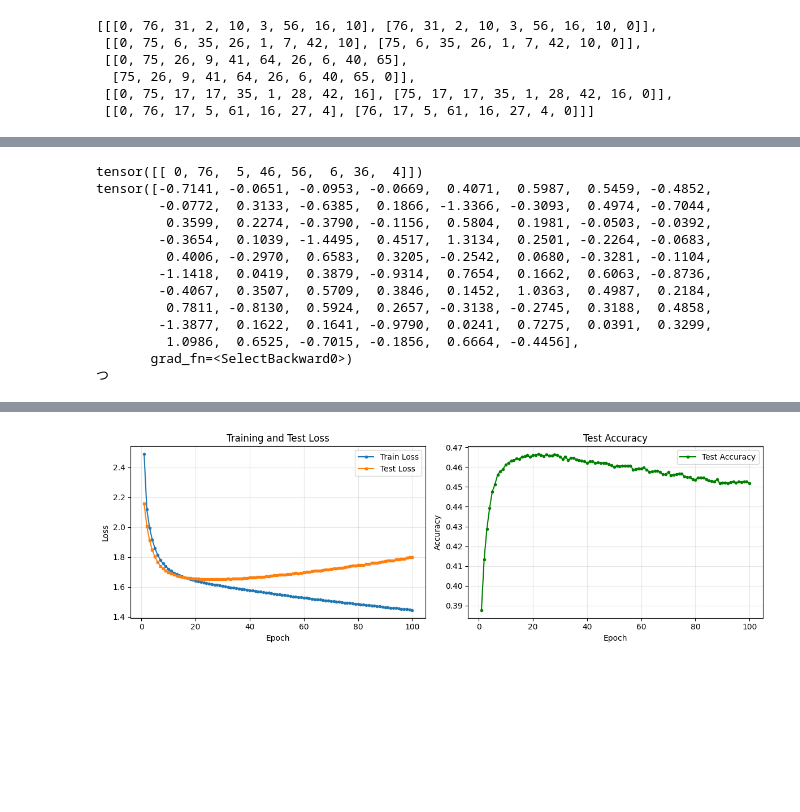
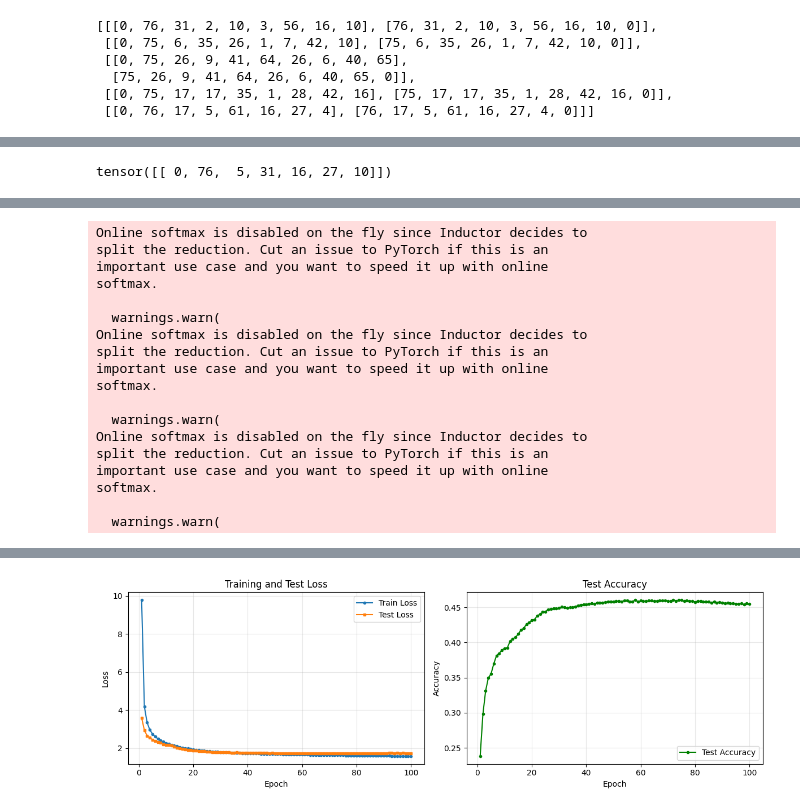
Before and after one commit to prophesier/JapaneseNames, a Jupyter notebook: train.ipynb, the cells around one changed output, grey strips where cells are left out. Drawn from its saved outputs; the diff is of its cells as text; code cells hidden in the pictures; blank space fills up the shorter version.

Commit message:
add torch.compile,padding mask

```diff
--- a/train.ipynb
+++ b/train.ipynb
@@ -44,7 +45,7 @@ print(f"映射范围: 0-{len(hiragana_map)-1}")
 总共 78 个字符
 映射范围: 0-77
 # %%
-train_df=pd.read_csv("data/gendec-train.csv")
+train_df=pd.read_csv("data/gendec-train.csv", encoding='utf-8')
 input_df=train_df[["Gender","Hiragana"]]
 padding_length=20
 min_len=3
@@ -81,7 +82,7 @@ transinput[:20]
  [[0, 75, 26, 6, 16, 7, 30, 17, 62, 7], [75, 26, 6, 16, 7, 30, 17, 62, 7, 0]]]
 # %%
 # 加载测试集
-test_df = pd.read_csv("data/gendec-test.csv")
+test_df = pd.read_csv("data/gendec-test.csv", encoding='utf-8')
 test_input_df = test_df[["Gender","Hiragana"]]
 test_tmp = []
 for i in range(len(test_input_df)):
@@ -242,27 +265,32 @@ class TransformerModel(nn.Module):
         return output
+# %%
+embedding_dim=256
+dropout=0.2
+num_heads=8
+layers=6
+
+epochs=100
+lr=0.0001
+batch_size=256
+use_compile=False
 # %%
 #torch.manual_seed(0)
-test_input = torch.tensor(batched_input[0][0][0])  # 输入为一个名字的前缀
-test_input = test_input.unsqueeze(0)  # 添加批次维度，变为 (1, T)
+torch.set_float32_matmul_precision('high')
+test_input = torch.tensor(batched_input[0][0][0])
+test_input = test_input.unsqueeze(0)
 print(test_input)
-model = TransformerModel(vocab_size=len(hiragana_map), embedding_dim=256,dropout=0.2,num_heads=8,layers=6)
-model.eval()
-output = model(test_input)
-print(output[0,-1,:])
-output_index = output[0,-1,:].argmax().item()
-print(hiragana_index_map.get(output_index))
+model = TransformerModel(vocab_size=len(hiragana_map), embedding_dim=embedding_dim,dropout=dropout,num_heads=num_heads,layers=layers)
+if use_compile:
+    os.environ['TORCHINDUCTOR_CACHE_DIR'] = 'D:/Code/torch_cache'
+    model=torch.compile(model)
+else:
+    model=model
+# model.eval()
+# print(test_input)
+# output = model(test_input)
+# print(output[0,-1,:])
+# output_index = output[0,-1,:].argmax().item()
+# print(hiragana_index_map.get(output_index))
 # %% [output]
-tensor([[ 0, 76,  5, 46, 56,  6, 36,  4]])
-tensor([-0.7141, -0.0651, -0.0953, -0.0669,  0.4071,  0.5987,  0.5459, -0.4852,
-        -0.0772,  0.3133, -0.6385,  0.1866, -1.3366, -0.3093,  0.4974, -0.7044,
-         0.3599,  0.2274, -0.3790, -0.1156,  0.5804,  0.1981, -0.0503, -0.0392,
-        -0.3654,  0.1039, -1.4495,  0.4517,  1.3134,  0.2501, -0.2264, -0.0683,
-         0.4006, -0.2970,  0.6583,  0.3205, -0.2542,  0.0680, -0.3281, -0.1104,
-        -1.1418,  0.0419,  0.3879, -0.9314,  0.7654,  0.1662,  0.6063, -0.8736,
-        -0.4067,  0.3507,  0.5709,  0.3846,  0.1452,  1.0363,  0.4987,  0.2184,
-         0.7811, -0.8130,  0.5924,  0.2657, -0.3138, -0.2745,  0.3188,  0.4858,
-        -1.3877,  0.1622,  0.1641, -0.9790,  0.0241,  0.7275,  0.0391,  0.3299,
-         1.0986,  0.6525, -0.7015, -0.1856,  0.6664, -0.4456],
-       grad_fn=<SelectBackward0>)
-つ
+tensor([[ 0, 76,  5, 31, 16, 27, 10]])
 # %%
@@ -402,7 +450,7 @@ def train(model, train_input, test_input=None, epochs=10, lr=0.001, batch_size=5
 
     return train_losses, test_losses, test_accs
 # %%
-train_losses, test_losses, test_accs = train(model, transinput, test_input=test_transinput, epochs=100, lr=0.0001, batch_size=128, padding_value=hiragana_map["padding"], save_path='best_model.pth')
+train_losses, test_losses, test_accs = train(model, transinput, test_input=test_transinput, epochs=epochs, lr=lr, batch_size=batch_size, padding_value=hiragana_map["padding"], save_path='best_model2.pth')
 # %% [output]
 Using device: cuda
 
@@ -423,0 +459,18 @@ Epoch 100/100, Train Loss: 1.4444, Test Loss: 1.7975, Test Acc: 0.4517
+Online softmax is disabled on the fly since Inductor decides to
+split the reduction. Cut an issue to PyTorch if this is an
+important use case and you want to speed it up with online
+softmax.
+
+  warnings.warn(
+Online softmax is disabled on the fly since Inductor decides to
+split the reduction. Cut an issue to PyTorch if this is an
+important use case and you want to speed it up with online
+softmax.
+
+  warnings.warn(
+Online softmax is disabled on the fly since Inductor decides to
+split the reduction. Cut an issue to PyTorch if this is an
+important use case and you want to speed it up with online
+softmax.
+
+  warnings.warn(
@@ -424,4 +494,4 @@ Epoch 100/100, Train Loss: 1.4444, Test Loss: 1.7975, Test Acc: 0.4517
-[figure, old version]
+[figure, new version]
 # %%
 # 加载保存的模型
 def load_model(model, load_path, device=None):
```
Also changed, not shown: parts of 9 cells of this notebook, 1 other file.
